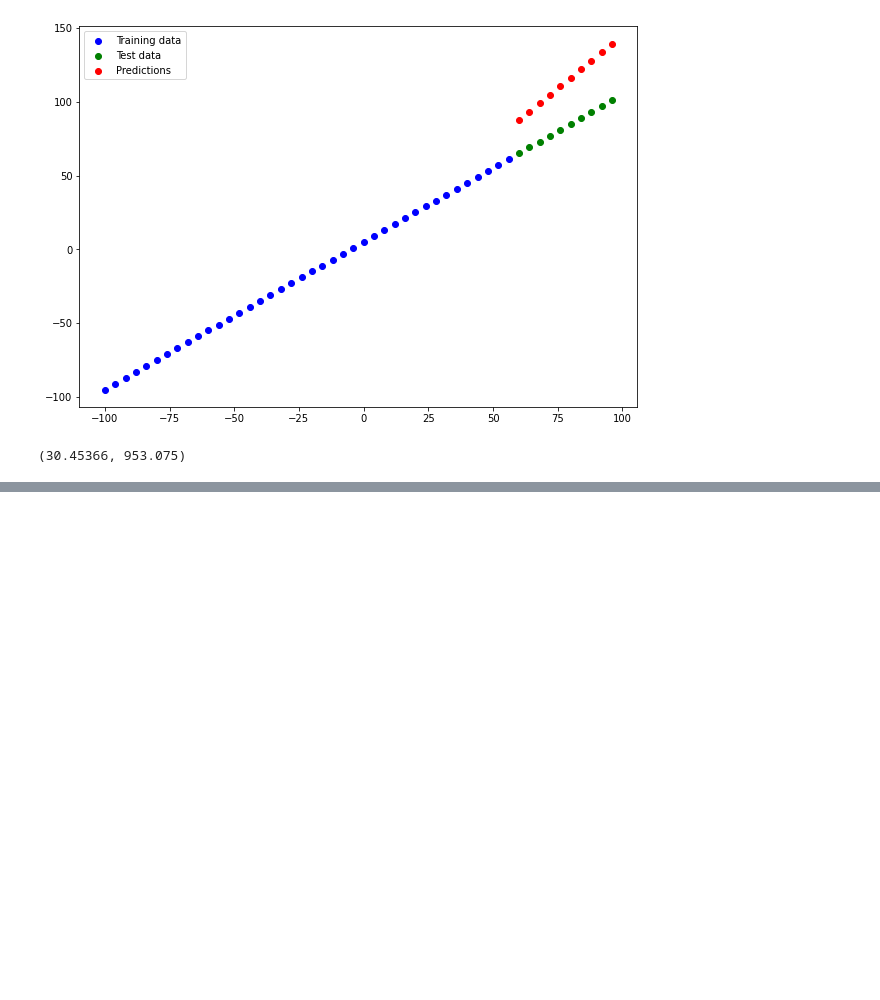
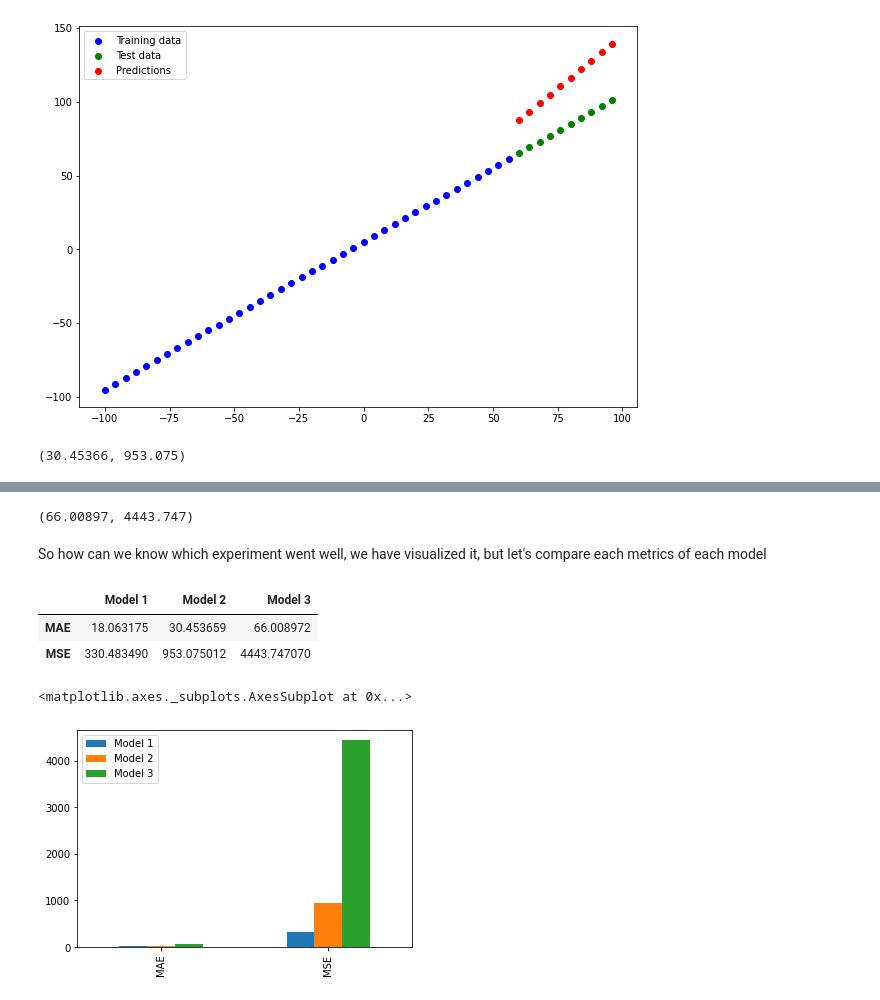
Before and after one commit to SaketMunda/tensorflow-fundamentals, a Jupyter notebook: 01_neural_network_regression_in_tensorflow.ipynb, the cells around one changed output, grey strips where cells are left out. Cells and saved outputs as stored; diff of their text form; code cells hidden in the pictures; blank space fills up the shorter version.

```diff
--- a/01_neural_network_regression_in_tensorflow.ipynb
+++ b/01_neural_network_regression_in_tensorflow.ipynb
@@ -761,0 +794,26 @@ mae_2, mse_2
+# %%
+# lets check mae and mse
+mae_3 = mae(y_test, y_preds_3)
+mse_3 = mse(y_test, y_preds_3)
+mae_3, mse_3
+# %% [output]
+(66.00897, 4443.747)
+# %% [markdown]
+So how can we know which experiment went well, we have visualized it, but let's compare each metrics of each model
+# %%
+# creating a dataframe
+
+import pandas as pd
+d = [[mae_1, mae_2, mae_3], [mse_1, mse_2, mse_3]]
+metrics_df = pd.DataFrame(data=d ,index=["MAE", "MSE"],columns=["Model 1","Model 2", "Model 3"])
+metrics_df
+# %% [output]
+|  | Model 1 | Model 2 | Model 3 |
+| MAE | 18.063175 | 30.453659 | 66.008972 |
+| MSE | 330.483490 | 953.075012 | 4443.747070 |
+# %%
+# if we plot a bar graph
+metrics_df.plot(kind="bar")
+# %% [output]
+<matplotlib.axes._subplots.AxesSubplot at 0x...>
+[figure, added]
```
Also changed, not shown: parts of 65 cells of this notebook.
